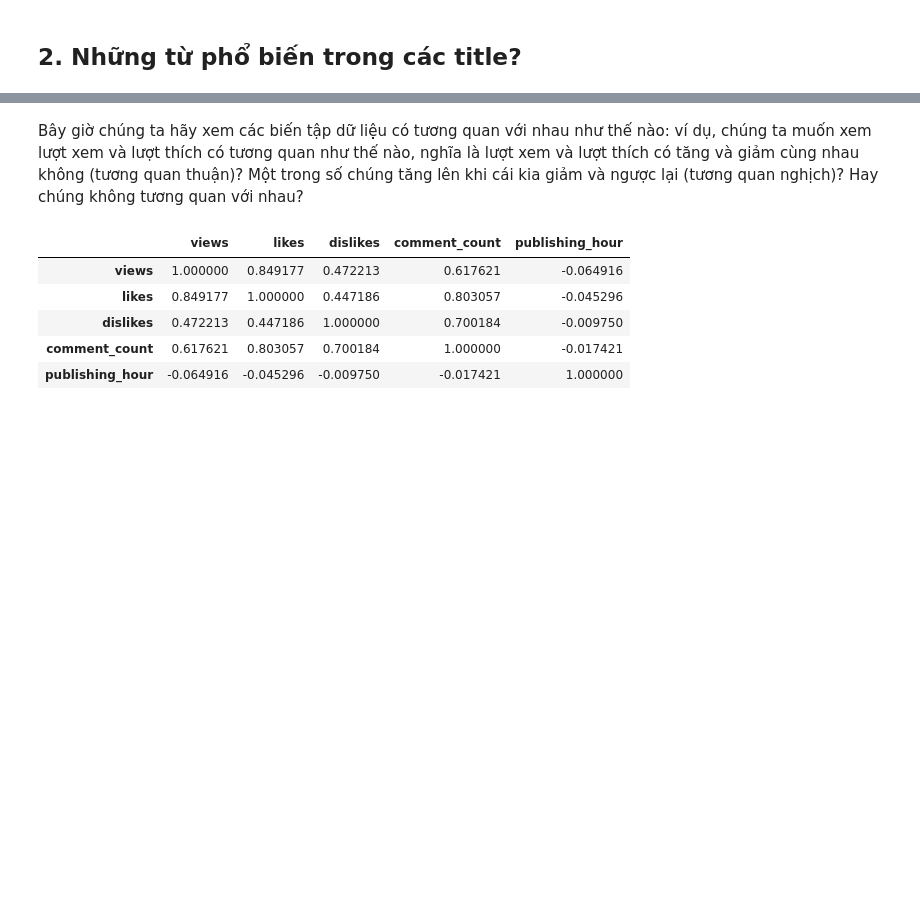
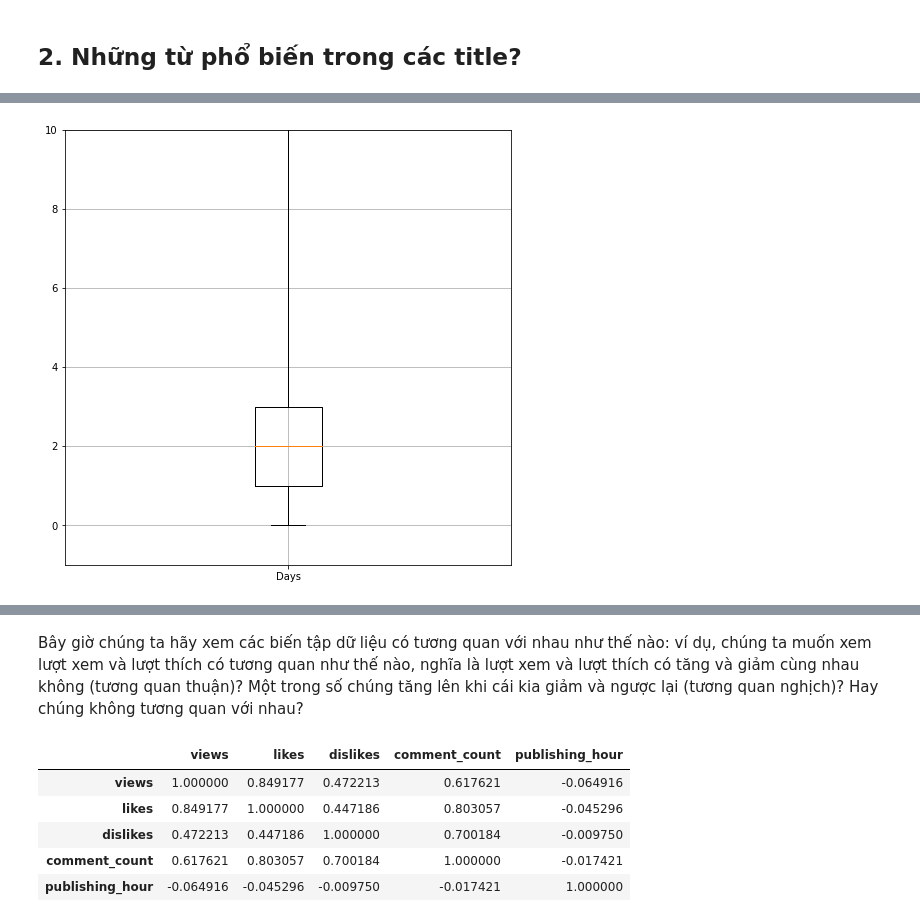
Before and after one commit to NguyenBinhHCMUS/LT4DS_FinalProject, a Jupyter notebook: 1712296-NguyenVanTamBinh.ipynb, the cells around one changed output, grey strips where cells are left out. Cells and saved outputs as stored; diff of their text form; code cells hidden in the pictures; blank space fills up the shorter version.

```diff
--- a/1712296-NguyenVanTamBinh.ipynb
+++ b/1712296-NguyenVanTamBinh.ipynb
@@ -255,0 +308,7 @@ cdf['views'].min()
+# %%
+fig, ax = plt.subplots(figsize=(8,8))
+plt.boxplot(days, whis=(0, 100),labels=['Days'])
+plt.ylim((-1,10))
+plt.grid();
+# %% [output]
+[figure, added]
```
Also changed, not shown: parts of 33 cells of this notebook.
